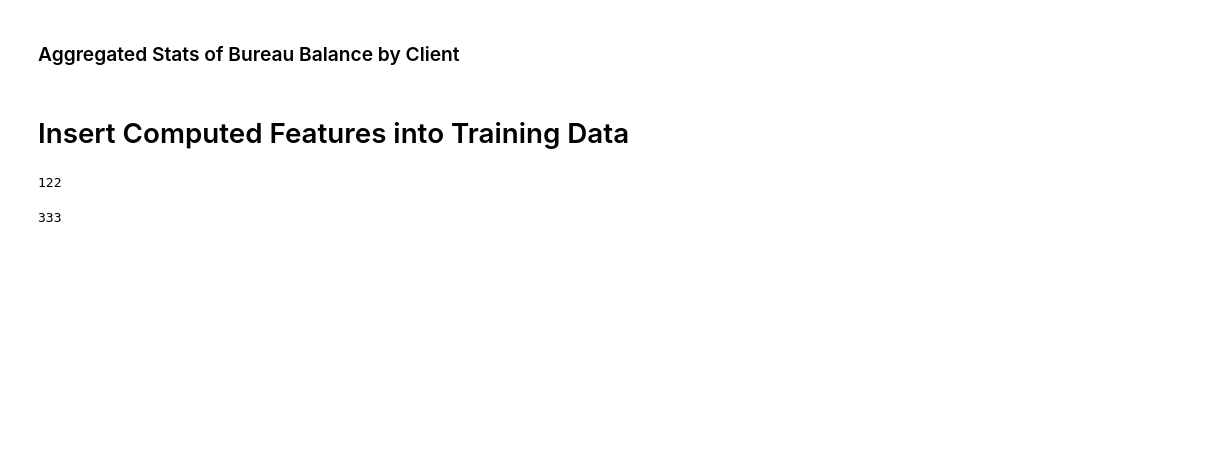
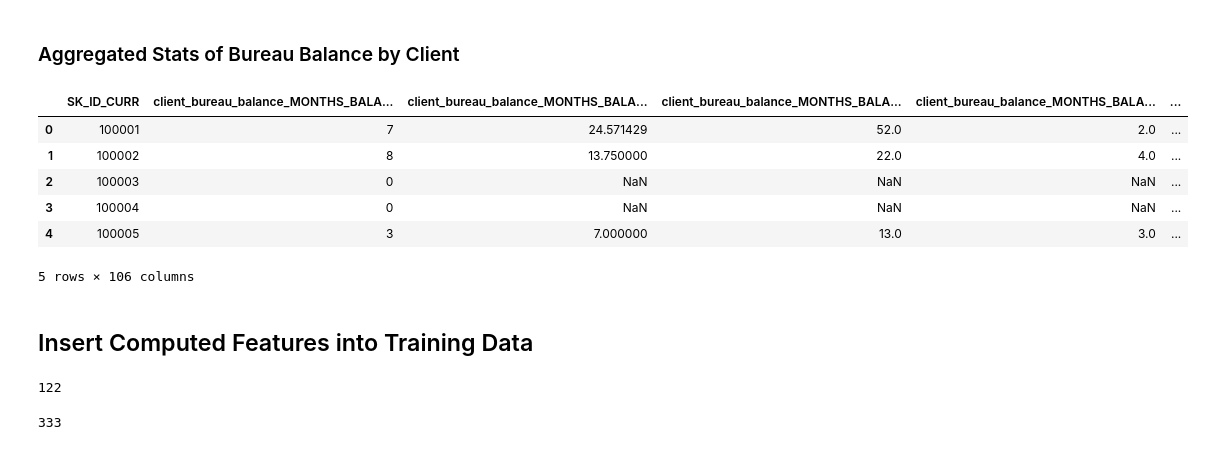
Before and after one commit to takkmj/hello_world, a Jupyter notebook: kaggle_home_credit/home_credit_practive_2.ipynb, the cells around one changed output. Cells and saved outputs as stored; diff of their text form; code cells hidden in the pictures; blank space fills up the shorter version.

```diff
--- a/kaggle_home_credit/home_credit_practive_2.ipynb
+++ b/kaggle_home_credit/home_credit_practive_2.ipynb
@@ -608,13 +610,23 @@ bureau_balance_agg.head()
 # %%
 bureau_by_loan = bureau_balance_agg.merge(bureau_balance_counts,
                                           right_index = True, left_on = 'SK_ID_BUREAU', how = 'outer')
 
 bureau_by_loan = bureau[['SK_ID_BUREAU', 'SK_ID_CURR']].merge(bureau_by_loan, on = 'SK_ID_BUREAU', how = 'left')
 
 bureau_balance_by_client = agg_numeric(bureau_by_loan.drop(columns = ['SK_ID_BUREAU']),
                                        group_var = 'SK_ID_CURR', df_name = 'client')
+
+bureau_balance_by_client.head()
+# %% [output]
+|  | SK_ID_CURR | client_bureau_balance_MONTHS_BALA... | client_bureau_balance_MONTHS_BALA... | client_bureau_balance_MONTHS_BALA... | client_bureau_balance_MONTHS_BALA... | ... |
+| 0 | 100001 | 7 | 24.571429 | 52.0 | 2.0 | ... |
+| 1 | 100002 | 8 | 13.750000 | 22.0 | 4.0 | ... |
+| 2 | 100003 | 0 | NaN | NaN | NaN | ... |
+| 3 | 100004 | 0 | NaN | NaN | NaN | ... |
+| 4 | 100005 | 3 | 7.000000 | 13.0 | 3.0 | ... |
+5 rows × 106 columns
 # %% [markdown]
-# Insert Computed Features into Training Data
+## Insert Computed Features into Training Data
 # %%
 original_features = list(train.columns)
 print(len(original_features))
```
Also changed, not shown: parts of 12 cells of this notebook.
